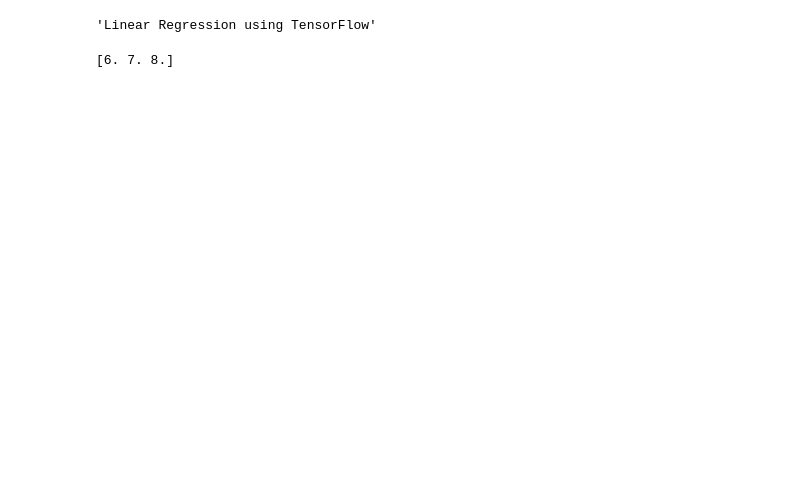
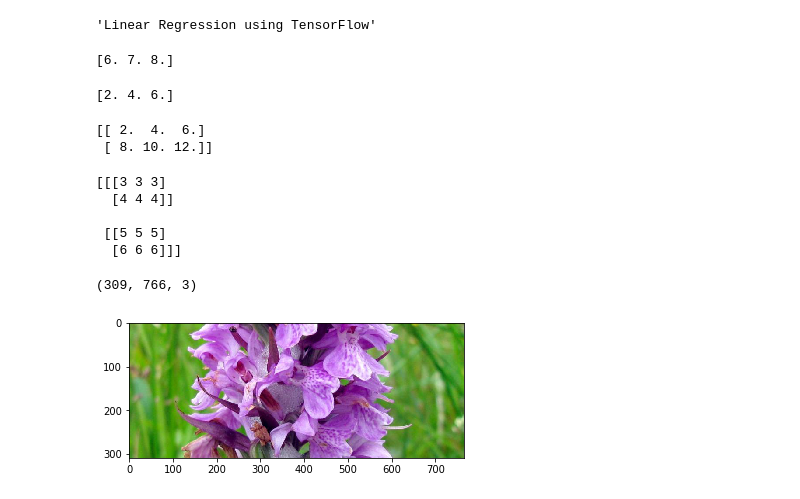
Before and after one commit to amartya-k/100_days_of_ml, a Jupyter notebook: Day2.ipynb, the cells around one changed output. Drawn from its saved outputs; the diff is of its cells as text; code cells hidden in the pictures; blank space fills up the shorter version.

```diff
--- a/Day2.ipynb
+++ b/Day2.ipynb
@@ -23,3 +23,68 @@ with tf.Session() as sess:
 writer.close()
 # %% [output]
 [6. 7. 8.]
+# %%
+#Example2
+
+x = tf.placeholder("float", None)
+y = x * 2
+
+writer = tf.summary.FileWriter('./graphs', tf.get_default_graph())
+with tf.Session() as session:
+    result = session.run(y, feed_dict={x: [1, 2, 3]})
+    print(result)
+session.close()
+writer.close()
+# %% [output]
+[2. 4. 6.]
+# %%
+#eg 3 with multiple dimensions
+x = tf.placeholder("float", [None, 3])
+y = x * 2
+
+with tf.Session() as session:
+    x_data = [[1, 2, 3],
+              [4, 5, 6],]
+    result = session.run(y, feed_dict={x: x_data})
+    print(result)
+# %% [output]
+[[ 2.  4.  6.]
+ [ 8. 10. 12.]]
+# %%
+#tf.slice
+t = tf.constant([[[1, 1, 1], [2, 2, 2]],
+                 [[3, 3, 3], [4, 4, 4]],
+                 [[5, 5, 5], [6, 6, 6]]])
+n=tf.slice(t,[1,0,0],[2,2,3])
+with tf.Session() as s:
+    r=s.run(n)
+    print(r)
+s.close()
+# %% [output]
+[[[3 3 3]
+  [4 4 4]]
+
+ [[5 5 5]
+  [6 6 6]]]
+# %%
+import matplotlib.image as mpimg
+import matplotlib.pyplot as plt
+import os
+
+# First, load the image again
+#dir_path = os.path.dirname(os.path.realpath(__file__))
+filename = "./data/img1.jpg"
+raw_image_data = mpimg.imread(filename)
+
+image = tf.placeholder("uint8", [None, None, 3])
+slice = tf.slice(image, [500, 0, 0], [309, -1, -1])
+
+with tf.Session() as session:
+    result = session.run(slice, feed_dict={image: raw_image_data})
+    print(result.shape)
+
+plt.imshow(result)
+plt.show()
+# %% [output]
+(309, 766, 3)
+[figure, added]
```
Also changed, not shown: parts of 1 cell of this notebook, 2 other files.
